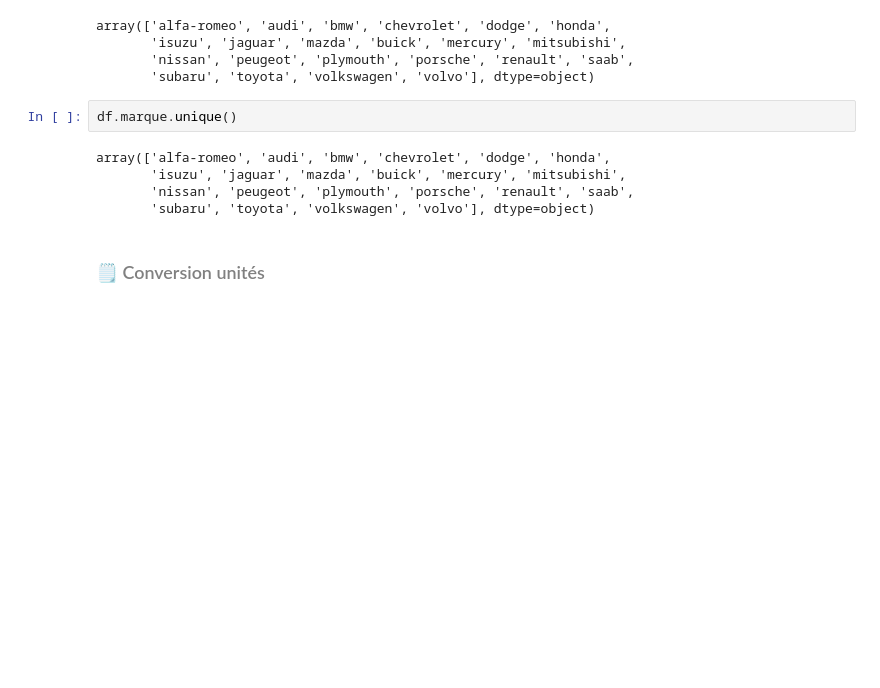
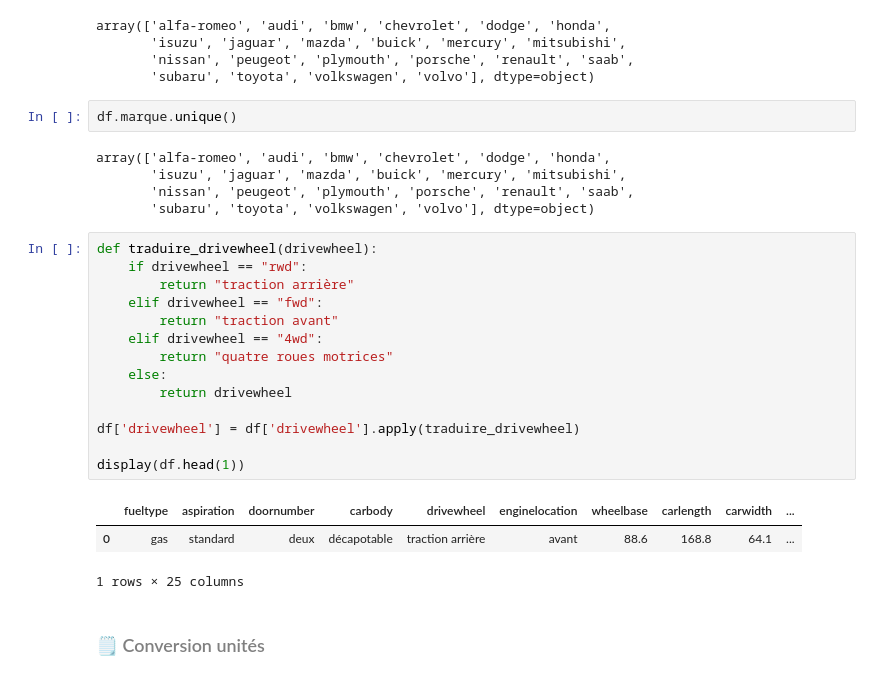
Before and after one commit to Arnaudvila/brief_voiture, a Jupyter notebook: 2_Cleaning.ipynb, the cells around one changed output. Drawn from its saved outputs; the diff is of its cells as text; blank space fills up the shorter version.

```diff
--- a/2_Cleaning.ipynb
+++ b/2_Cleaning.ipynb
@@ -193,5 +179,23 @@ array(['alfa-romeo', 'audi', 'bmw', 'chevrolet', 'dodge', 'honda',
        'isuzu', 'jaguar', 'mazda', 'buick', 'mercury', 'mitsubishi',
        'nissan', 'peugeot', 'plymouth', 'porsche', 'renault', 'saab',
        'subaru', 'toyota', 'volkswagen', 'volvo'], dtype=object)
+# %%
+def traduire_drivewheel(drivewheel):
+    if drivewheel == "rwd":
+        return "traction arrière"
+    elif drivewheel == "fwd":
+        return "traction avant"
+    elif drivewheel == "4wd":
+        return "quatre roues motrices"
+    else:
+        return drivewheel
+
+df['drivewheel'] = df['drivewheel'].apply(traduire_drivewheel)
+
+display(df.head(1))
+# %% [output]
+|  | fueltype | aspiration | doornumber | carbody | drivewheel | enginelocation | wheelbase | carlength | carwidth | ... |
+| 0 | gas | standard | deux | décapotable | traction arrière | avant | 88.6 | 168.8 | 64.1 | ... |
+1 rows × 25 columns
 # %% [markdown]
 ### <p style="color:grey">🗒 Conversion unités </p>
```
Also changed, not shown: parts of 20 cells of this notebook, 2 other files.
